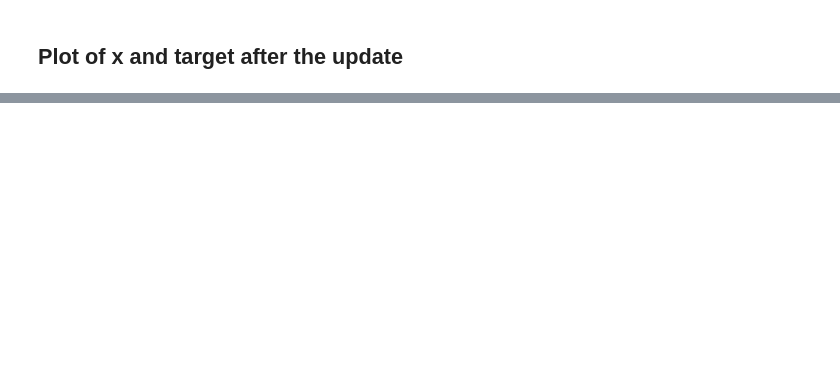
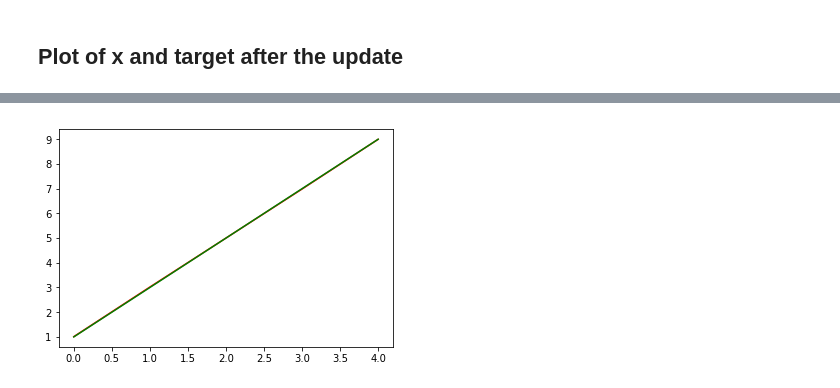
Before and after one commit to erikreppel/intro_to_pytorch, a Jupyter notebook: derivatives_optimizers.ipynb, the cells around one changed output, grey strips where cells are left out. Saved outputs shown, nothing was run; the diff lists cells and outputs as text; code cells hidden in the pictures; blank space fills up the shorter version.

```diff
--- a/derivatives_optimizers.ipynb
+++ b/derivatives_optimizers.ipynb
@@ -102,0 +125,4 @@ RuntimeError: Trying to backward through the graph second time, but the buffers
+# %%
+x = Variable(torch.rand(5) * 10, requires_grad=True)
+lin = Variable(torch.FloatTensor(list(range(5))))
+target =  lin * 2 + 1  # y = 2x + 1
@@ -102,0 +133,24 @@ RuntimeError: Trying to backward through the graph second time, but the buffers
+# %%
+# optimizers all take an iterable of things to update, lr is usually optional
+# try a few out!
+
+optimizer = optim.SGD([x], lr=0.1)
+# optimizer = optim.Adam([x], lr=0.1)
+# optimizer = optim.RMSprop([x], lr=.1)
+# optimizer = optim.Adamax([x], lr=.1)
+# %%
+for i in range(1000):
+    loss = (target-x).pow(2).sum()
+    print('epoch: {} loss:{}'.format(i, loss.data[0]))
+    if loss.data[0] < 0.001:  # break if pretty close
+        print('loss is now less than 0.001!')
+        break
+
+    loss.backward()
+    optimizer.step()
+    x.grad.data.zero_()
+
+plt.plot(x.data.numpy(), color="red")
+plt.plot(target.data.numpy(), color="green")
+plt.show()
+# %% [output]
@@ -102,0 +174 @@ RuntimeError: Trying to backward through the graph second time, but the buffers
+[figure, added]
```
Also changed, not shown: parts of 12 cells of this notebook.
